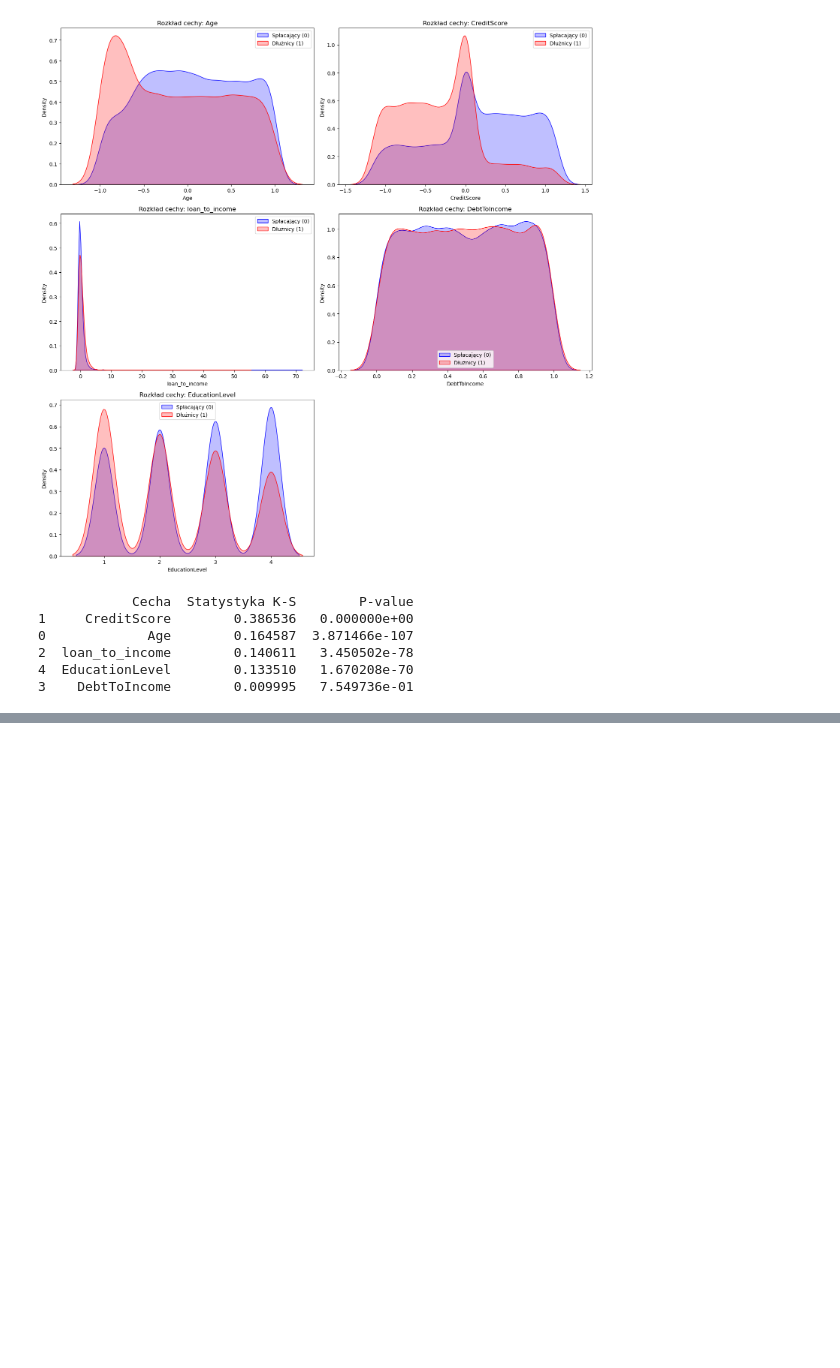
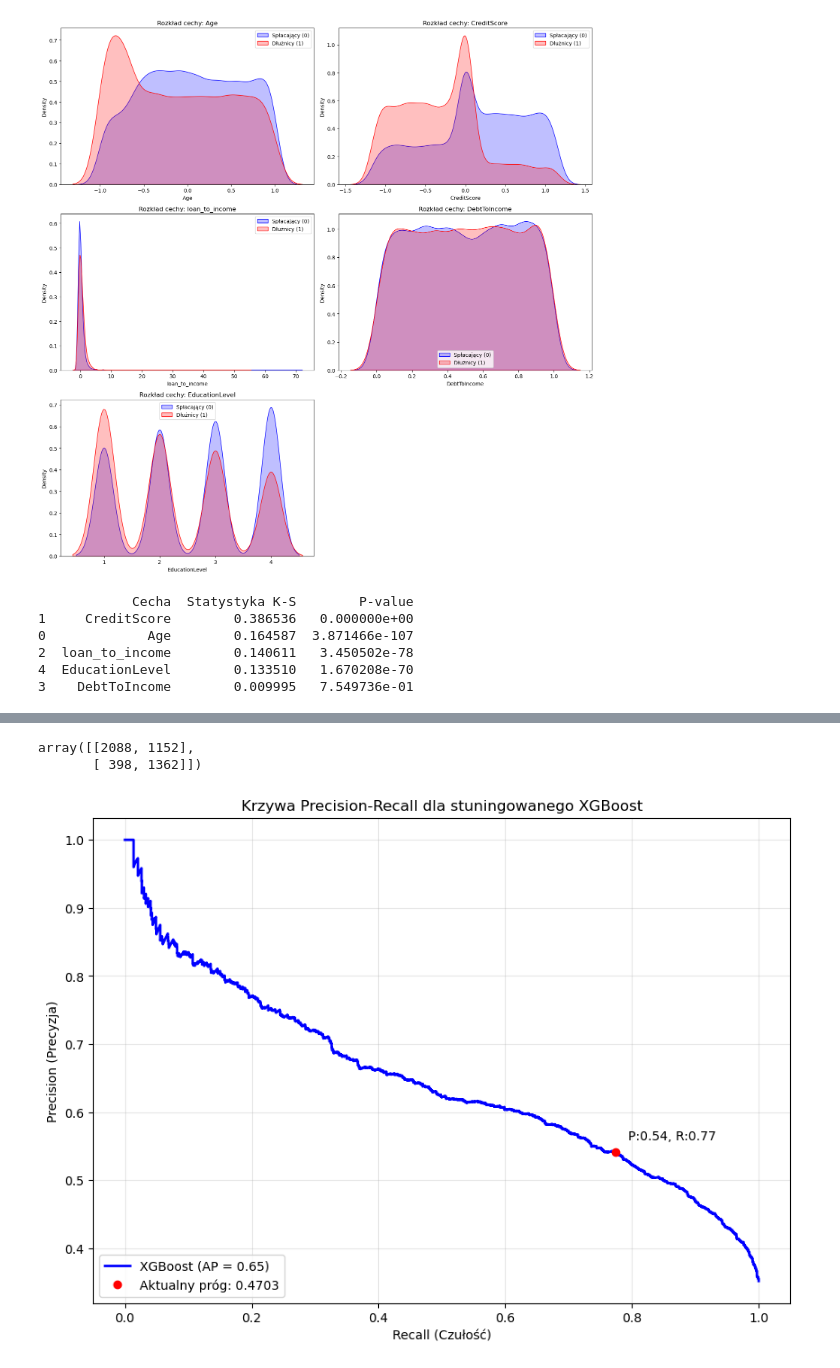
Before and after one commit to malgorzatakukielka/default, a Jupyter notebook: analiza.ipynb, the cells around one changed output, grey strips where cells are left out. Cells and saved outputs as stored; diff of their text form; code cells hidden in the pictures; blank space fills up the shorter version.

```diff
--- a/analiza.ipynb
+++ b/analiza.ipynb
@@ -598,0 +587,40 @@ sns.histplot(y_probs, bins=50, kde=True)
+# %%
+confusion_matrix(y_test, y_pred_final)
+# %% [output]
+array([[2088, 1152],
+       [ 398, 1362]])
+# %%
+# 1. Pobieramy stuningowany model XGBoost z tabeli wyników
+# Zakładamy, że to ostatni dodany model lub szukamy po opisie
+from sklearn.metrics import precision_recall_curve, average_precision_score
+mask_xgb = (results_v2_df['Model'] == 'XGBoost') & (results_v2_df['Opis'] == 'Dolosowane 15 000')
+xgb_final = results_v2_df.loc[mask_xgb, 'Model_Object'].values[-1] # Bierzemy ostatni (stuningowany)
+
+# 2. Pobieramy prawdopodobieństwa dla klasy 1
+y_probs_xgb = xgb_final.predict_proba(X_test_v2)[:, 1]
+
+# 3. Obliczamy punkty krzywej
+precisions, recalls, thresholds = precision_recall_curve(y_test, y_probs_xgb)
+avg_precision = average_precision_score(y_test, y_probs_xgb)
+
+# 4. Wykres
+plt.figure(figsize=(10, 7))
+plt.plot(recalls, precisions, color='blue', lw=2, label=f'XGBoost (AP = {avg_precision:.2f})')
+
+# Zaznaczamy Twój aktualny optymalny próg (0.4703)
+# Szukamy indeksu progu najbliższego 0.4703
+import numpy as np
+idx = np.argmin(np.abs(thresholds - 0.4703))
+
+plt.plot(recalls[idx], precisions[idx], 'ro', label=f'Aktualny próg: 0.4703')
+plt.annotate(f'P:{precisions[idx]:.2f}, R:{recalls[idx]:.2f}',
+             (recalls[idx], precisions[idx]), textcoords="offset points", xytext=(10,10))
+
+plt.xlabel('Recall (Czułość)')
+plt.ylabel('Precision (Precyzja)')
+plt.title('Krzywa Precision-Recall dla stuningowanego XGBoost')
+plt.legend(loc="lower left")
+plt.grid(alpha=0.3)
+plt.show()
+# %% [output]
+[figure, added]
```
Also changed, not shown: parts of 8 cells of this notebook.
